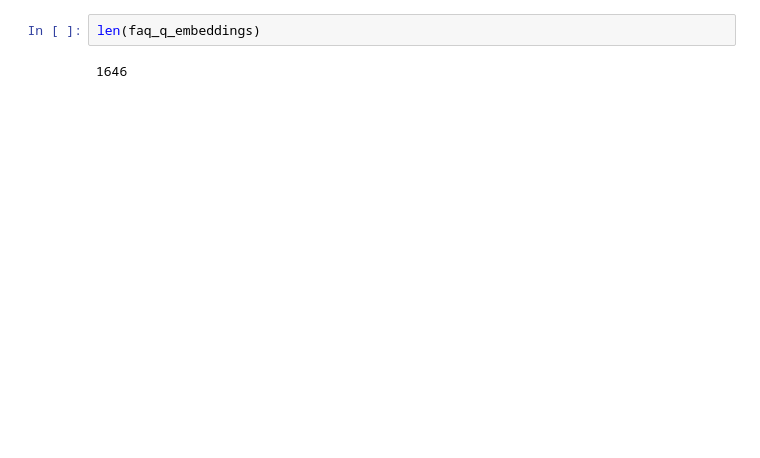
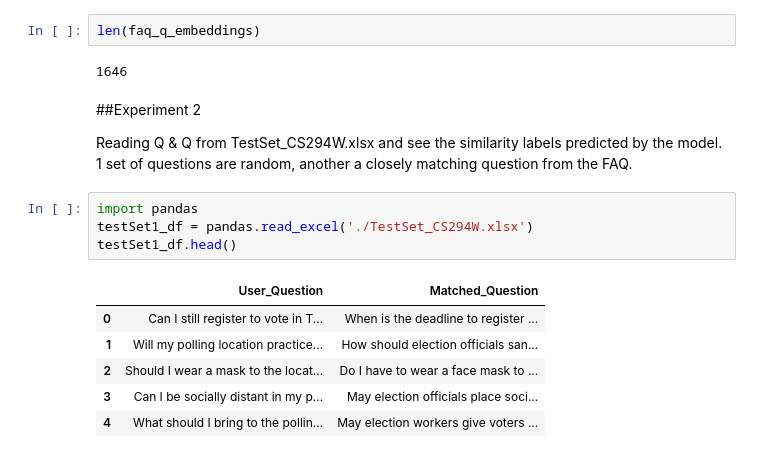
Before and after one commit to krithiyer/safe-elections, a Jupyter notebook: cs294s_3A_ModelBased_Similarity.ipynb, the cells around one changed output. Drawn from its saved outputs; the diff is of its cells as text; blank space fills up the shorter version.

```diff
--- a/cs294s_3A_ModelBased_Similarity.ipynb
+++ b/cs294s_3A_ModelBased_Similarity.ipynb
@@ -272,3 +256,18 @@ master_df.head()
 len(faq_q_embeddings)
 # %% [output]
 1646
+# %% [markdown]
+##Experiment 2
+
+Reading Q & Q from TestSet_CS294W.xlsx and see the similarity labels predicted by the model. 1 set of questions are random, another a closely matching question from the FAQ.
+# %%
+import pandas
+testSet1_df = pandas.read_excel('./TestSet_CS294W.xlsx')
+testSet1_df.head()
+# %% [output]
+|  | User_Question | Matched_Question |
+| 0 | Can I still register to vote in T... | When is the deadline to register ... |
+| 1 | Will my polling location practice... | How should election officials san... |
+| 2 | Should I wear a mask to the locat... | Do I have to wear a face mask to ... |
+| 3 | Can I be socially distant in my p... | May election officials place soci... |
+| 4 | What should I bring to the pollin... | May election workers give voters ... |
```
Also changed, not shown: parts of 10 cells of this notebook.
